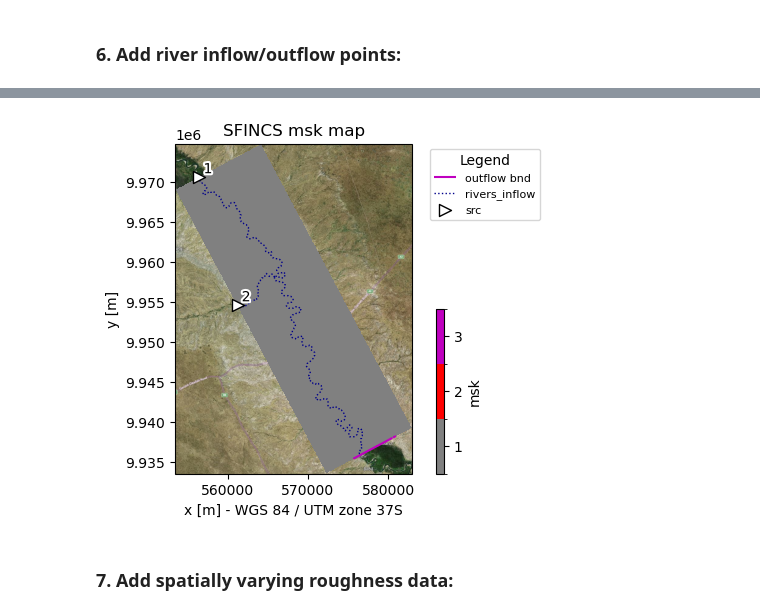
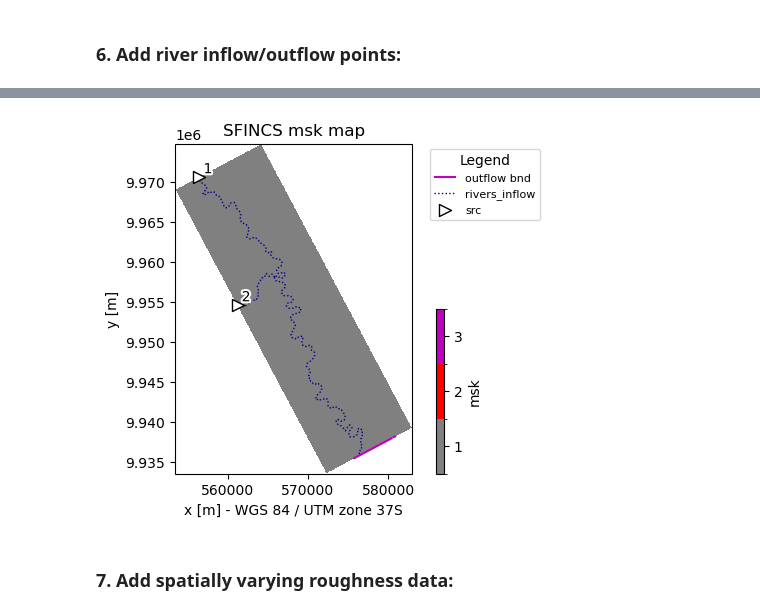
Before and after one commit to pjdebruijn2505/Git_mdp, a Jupyter notebook: SFINCS/a_setup_model.ipynb, the cells around one changed output, grey strips where cells are left out. Cells and saved outputs as stored; diff of their text form; code cells hidden in the pictures.

```diff
--- a/SFINCS/a_setup_model.ipynb
+++ b/SFINCS/a_setup_model.ipynb
@@ -177,5 +179,5 @@ model.setup_mask_bounds(btype="outflow", zmax=140, reset_bounds=True)
 
 # Make a plot of model
 # note the src points and derived river network
-fig, ax = model.plot_basemap(variable="msk", plot_bounds=True, bmap="sat", zoomlevel=12)
+fig, ax = model.plot_basemap(variable="msk", plot_bounds=True, zoomlevel=12)
 # %% [output]
@@ -183,4 +185,4 @@ fig, ax = model.plot_basemap(variable="msk", plot_bounds=True, bmap="sat", zooml
-[figure, old version]
+[figure, new version]
 # %%
 # gdf_riv = model.geoms["rivers_inflow"].copy()
 
```
Also changed, not shown: parts of 15 cells of this notebook, 9 other files.
